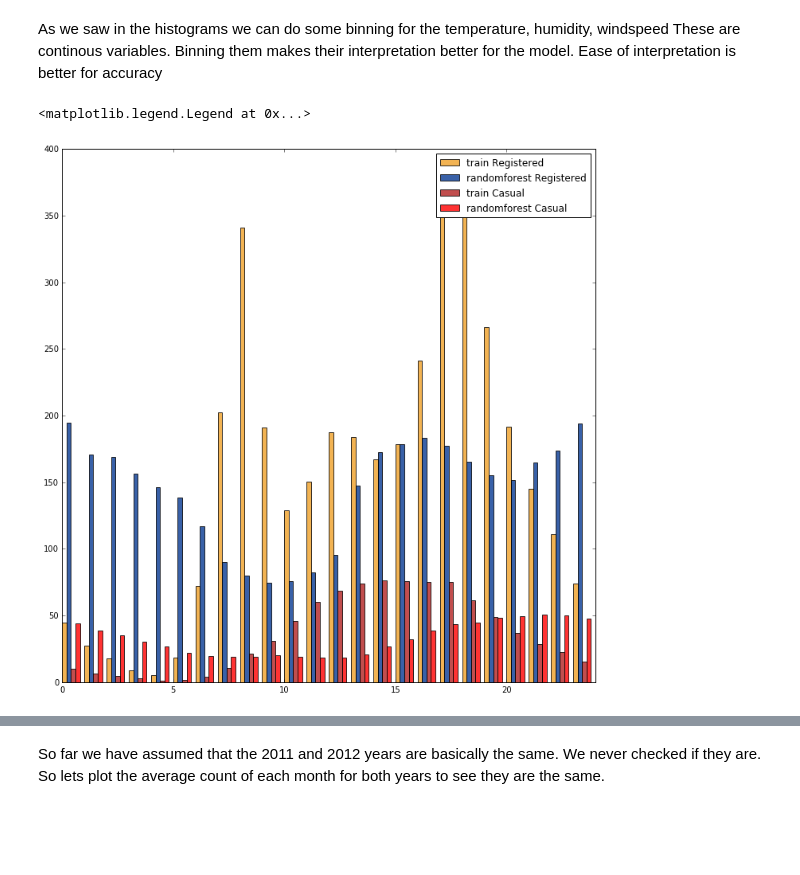
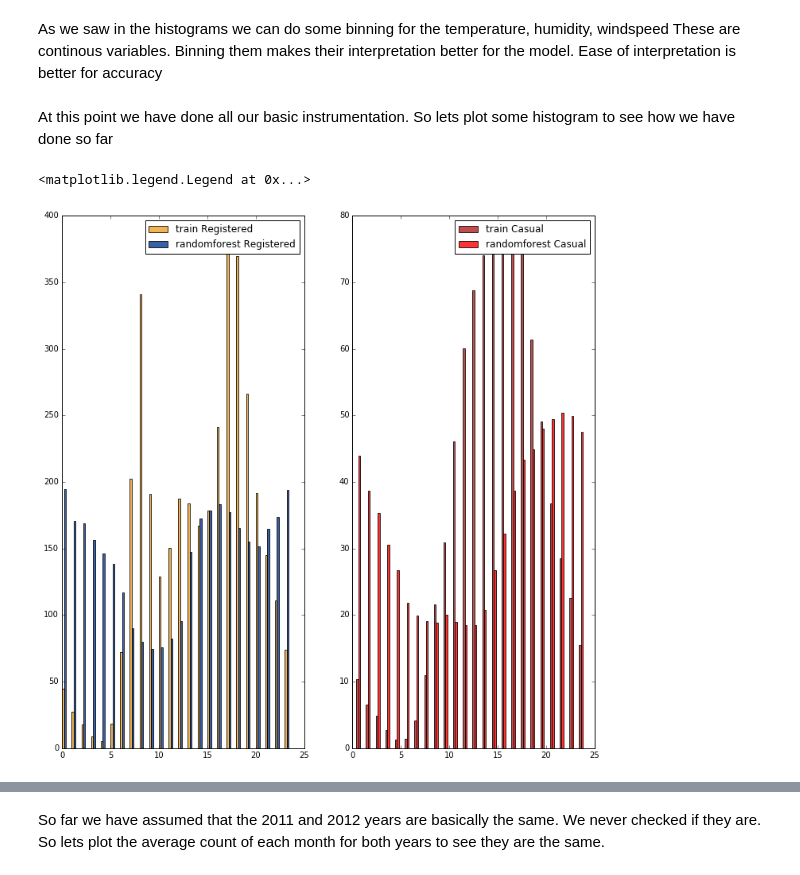
Before and after one commit to MadisonJMyers/W207, a Jupyter notebook: w207_project.ipynb, the cells around one changed output, grey strips where cells are left out. Saved outputs shown, nothing was run; the diff lists cells and outputs as text; code cells hidden in the pictures; blank space fills up the shorter version.

Commit message:
Add files via upload
Updated comments.  Updates plots.   Added new correlation plot.
Summarized all kaggle scores except for Panda

```diff
--- a/w207_project.ipynb
+++ b/w207_project.ipynb
@@ -238,0 +245,27 @@ plt.show()
+# %%
+#Test data correlation matrix
+
+x = np.zeros(test_data.shape)
+
+for row in range(0, test_data.shape[0]):
+    for col in range(1, test_data.shape[1]):
+        x[row, col] = test_data[row, col]
+
+test_data_corr = x[:, 1:x.shape[1]]
+test_labels_corr = test_labels[:, 1:test_labels.shape[1]]
+
+
+data = pd.DataFrame(data=test_data_corr, columns=test_labels_corr[0])
+
+correlations = data.corr()
+
+fig = plt.figure(figsize=(12,12))
+ax = fig.add_subplot(111)
+cax = ax.matshow(correlations, vmin=-1, vmax=1)
+fig.colorbar(cax,shrink=.8)
+ticks = np.arange(0,8)
+ax.set_xticks(ticks)
+ax.set_yticks(ticks)
+ax.set_xticklabels(test_labels_corr[0])
+ax.set_yticklabels(test_labels_corr[0])
+plt.show()
@@ -859,8 +899,9 @@ for pp in results:
 
 test_lab_f.close()
 # Score 0.65737
+# %% [markdown]
+At this point we have done all our basic instrumentation.  So lets plot some histogram to see how we have done so far
 # %%
-#create new variable for hour
 hour = np.zeros(train_data.shape[0])
 
 for i in range(train_data[:,0].shape[0]):
@@ -886,36 +927,42 @@ plt.xlim(0,24)
 bar_width = 0.2
 opacity = 0.8
 
 def width_adjust(x):
     x_adjust = []
     for i in range(24):
         x_adjust.append(hour[i] + x)
     return x_adjust
 
 # Split the charts into two.  One for registered and another for casual so that we can see how our prediction follows the training set
 
+fig1 = plt.subplot(121)
 
-bars_train_reg = plt.bar(set(hour), summarize(conv_train_data[:,-2]), bar_width,
+bars_train_reg = fig1.bar(set(hour), summarize(conv_train_data[:,-2]), bar_width,
                  alpha=opacity,
                  color='#efa028',
                  label='train Registered')
 
-bars_rf_reg = plt.bar(width_adjust(1*bar_width), summarize(results_registered), bar_width,
+bars_rf_reg = fig1.bar(width_adjust(1*bar_width), summarize(results_registered), bar_width,
                  alpha=opacity,
                  color='#073a93',
                  label='randomforest Registered')
 
-bars_train_cas = plt.bar(width_adjust(2*bar_width), summarize(conv_train_data[:,-3]), bar_width,
+
+fig1.legend()
+
+fig2 = plt.subplot(122)
+
+bars_train_cas = fig2.bar(width_adjust(2*bar_width), summarize(conv_train_data[:,-3]), bar_width,
                  alpha=opacity,
                  color='#B22222',
                  label='train Casual')
 
-bars_rf_cas = plt.bar(width_adjust(3*bar_width), summarize(results_casual), bar_width,
+bars_rf_cas = fig2.bar(width_adjust(3*bar_width), summarize(results_casual), bar_width,
                  alpha=opacity,
                  color='#FF0000',
                  label='randomforest Casual')
 
-plt.legend()
+fig2.legend()
 # %% [output]
 <matplotlib.legend.Legend at 0x...>
-[figure, old version]
+[figure, new version]
```
Also changed, not shown: parts of 22 cells of this notebook.
